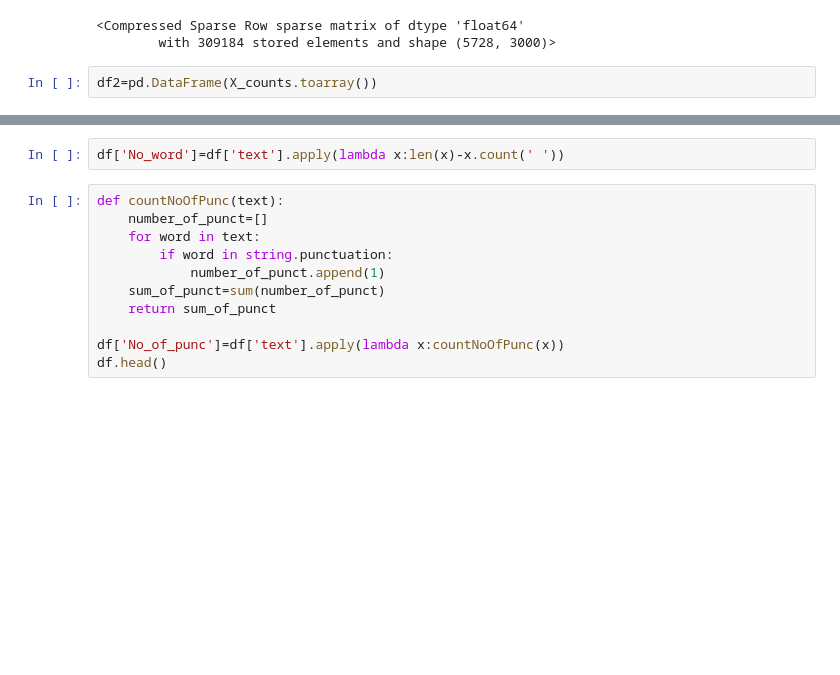
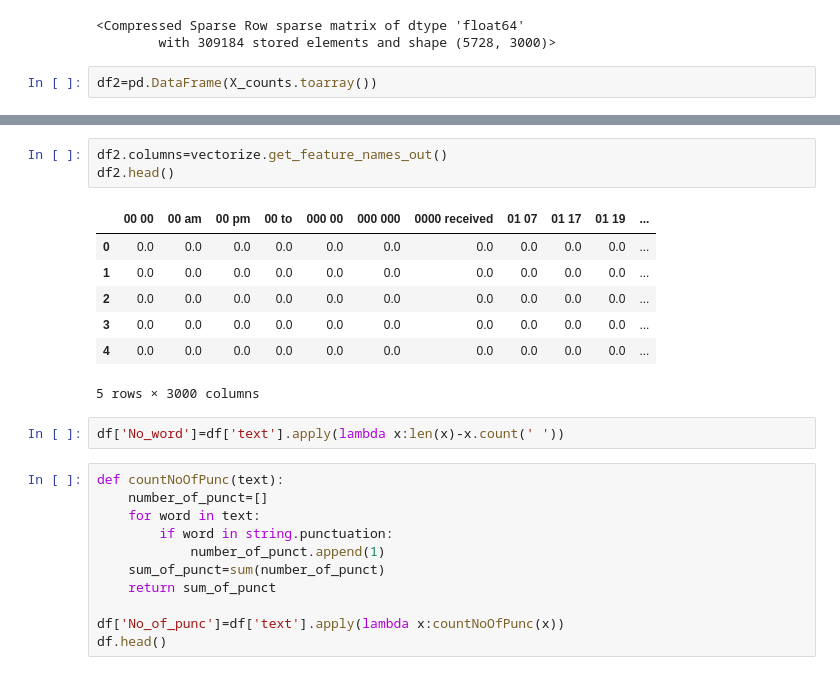
Before and after one commit to BinaraMendis7/Spam-Email-detecting-system, a Jupyter notebook: Untitled-1.ipynb, the cells around one changed output, grey strips where cells are left out. Saved outputs shown, nothing was run; the diff lists cells and outputs as text; blank space fills up the shorter version.

```diff
--- a/Untitled-1.ipynb
+++ b/Untitled-1.ipynb
@@ -107,3 +107,14 @@ df2.head()
+# %%
+df2.columns=vectorize.get_feature_names_out()
+df2.head()
+# %% [output]
+|  | 00 00 | 00 am | 00 pm | 00 to | 000 00 | 000 000 | 0000 received | 01 07 | 01 17 | 01 19 | ... |
+| 0 | 0.0 | 0.0 | 0.0 | 0.0 | 0.0 | 0.0 | 0.0 | 0.0 | 0.0 | 0.0 | ... |
+| 1 | 0.0 | 0.0 | 0.0 | 0.0 | 0.0 | 0.0 | 0.0 | 0.0 | 0.0 | 0.0 | ... |
+| 2 | 0.0 | 0.0 | 0.0 | 0.0 | 0.0 | 0.0 | 0.0 | 0.0 | 0.0 | 0.0 | ... |
+| 3 | 0.0 | 0.0 | 0.0 | 0.0 | 0.0 | 0.0 | 0.0 | 0.0 | 0.0 | 0.0 | ... |
+| 4 | 0.0 | 0.0 | 0.0 | 0.0 | 0.0 | 0.0 | 0.0 | 0.0 | 0.0 | 0.0 | ... |
+5 rows × 3000 columns
 # %%
 df['No_word']=df['text'].apply(lambda x:len(x)-x.count(' '))
 # %%
```
Also changed, not shown: parts of 5 cells of this notebook.
